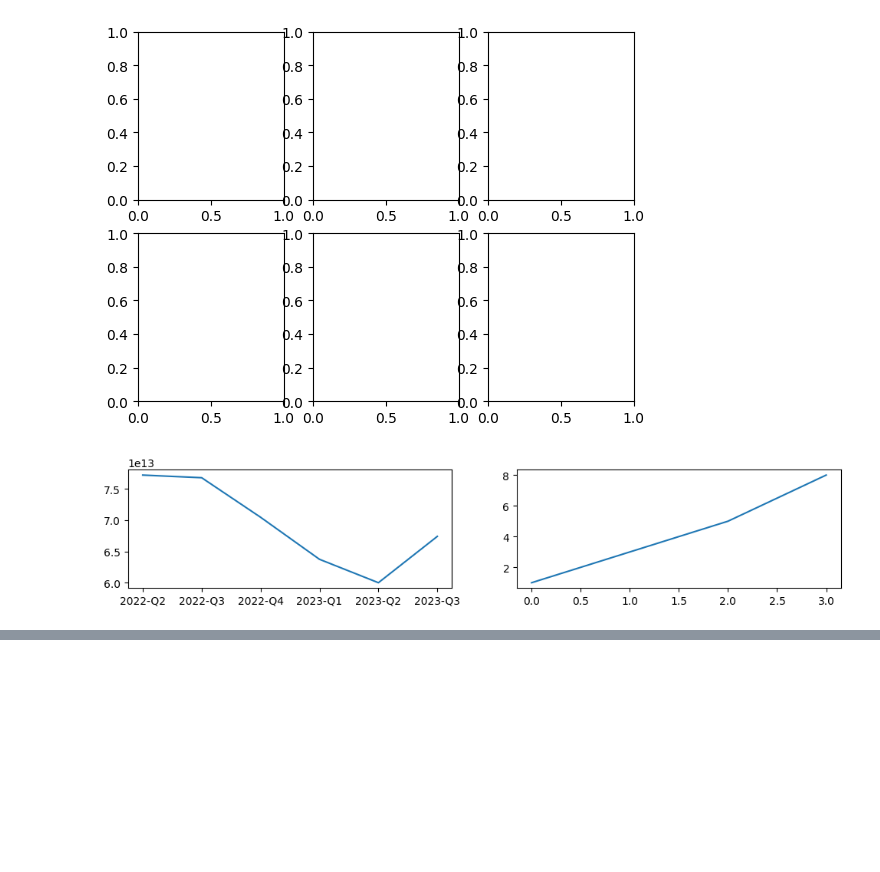
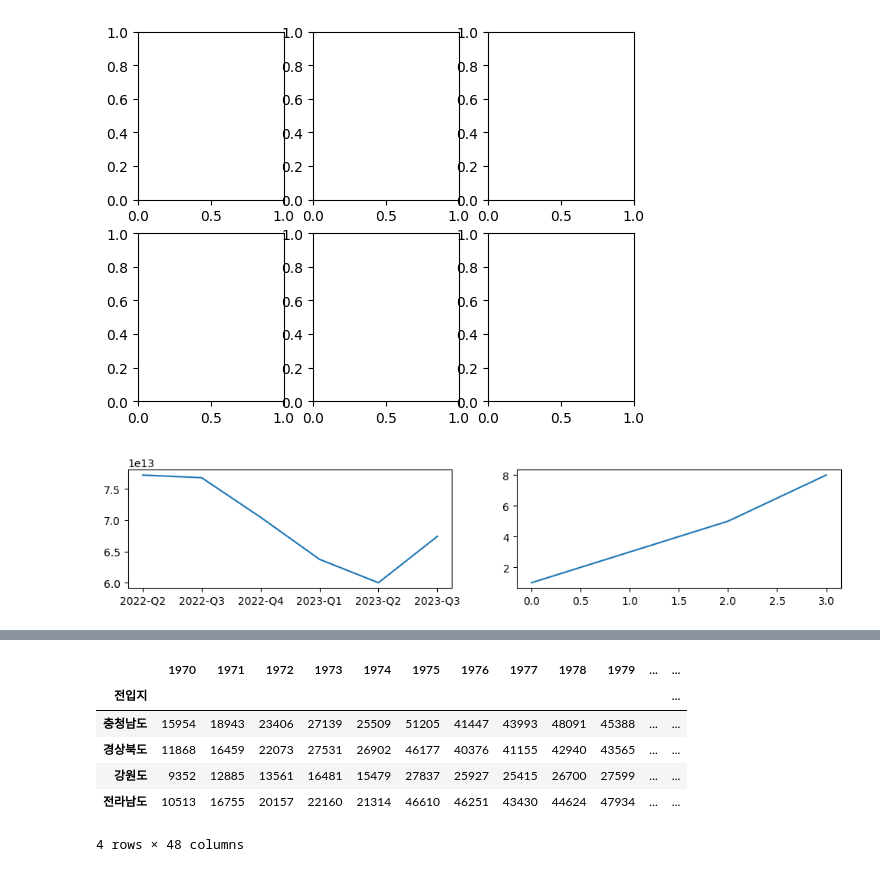
Before and after one commit to jin2-web/pandas_study, a Jupyter notebook: part4-1.ipynb, the cells around one changed output, grey strips where cells are left out. Saved outputs shown, nothing was run; the diff lists cells and outputs as text; code cells hidden in the pictures; blank space fills up the shorter version.

```diff
--- a/part4-1.ipynb
+++ b/part4-1.ipynb
@@ -395,0 +449,16 @@ plt.show()
+# %%
+# 195
+# 서울에서 충청남도 경상북도 강원도 전라남도 이동한 인구 데이터
+a = range(1970, 2018) # 1970, 1971, ... 2017년 반복해서 만들어 내는 반복자
+
+col_years = list( map(str, range(1970,2018) ) ) # ['1970', '1971']
+df_4 = df_seoul.loc[ ['충청남도', '경상북도', '강원도', '전라남도'], col_years ]
+df_4
+# %% [output]
+|  | 1970 | 1971 | 1972 | 1973 | 1974 | 1975 | 1976 | 1977 | 1978 | 1979 | ... | ... |
+| 전입지 |  |  |  |  |  |  |  |  |  |  |  | ... |
+| 충청남도 | 15954 | 18943 | 23406 | 27139 | 25509 | 51205 | 41447 | 43993 | 48091 | 45388 | ... | ... |
+| 경상북도 | 11868 | 16459 | 22073 | 27531 | 26902 | 46177 | 40376 | 41155 | 42940 | 43565 | ... | ... |
+| 강원도 | 9352 | 12885 | 13561 | 16481 | 15479 | 27837 | 25927 | 25415 | 26700 | 27599 | ... | ... |
+| 전라남도 | 10513 | 16755 | 20157 | 22160 | 21314 | 46610 | 46251 | 43430 | 44624 | 47934 | ... | ... |
+4 rows × 48 columns
```
Also changed, not shown: parts of 13 cells of this notebook, 5 other files.
